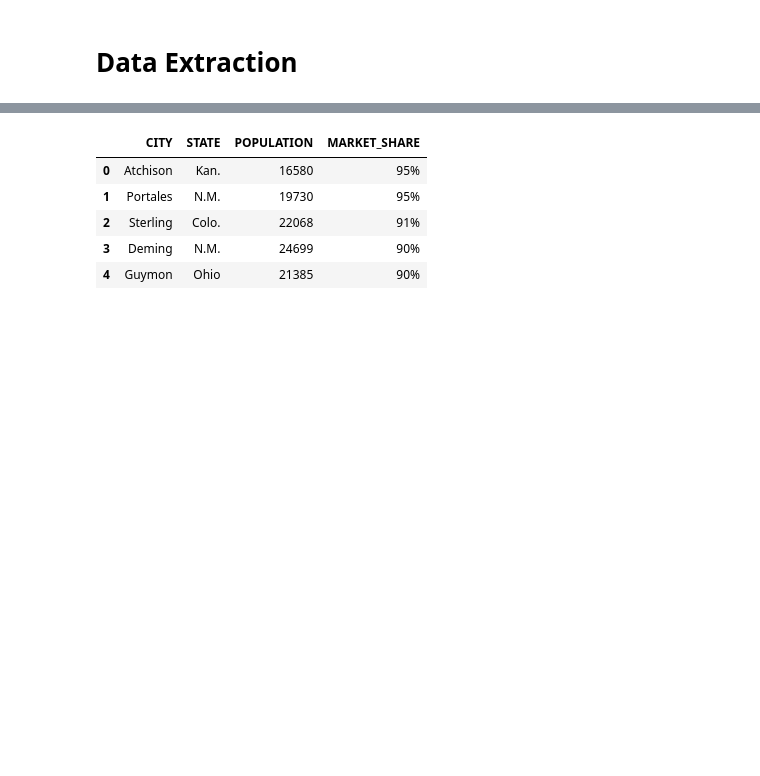
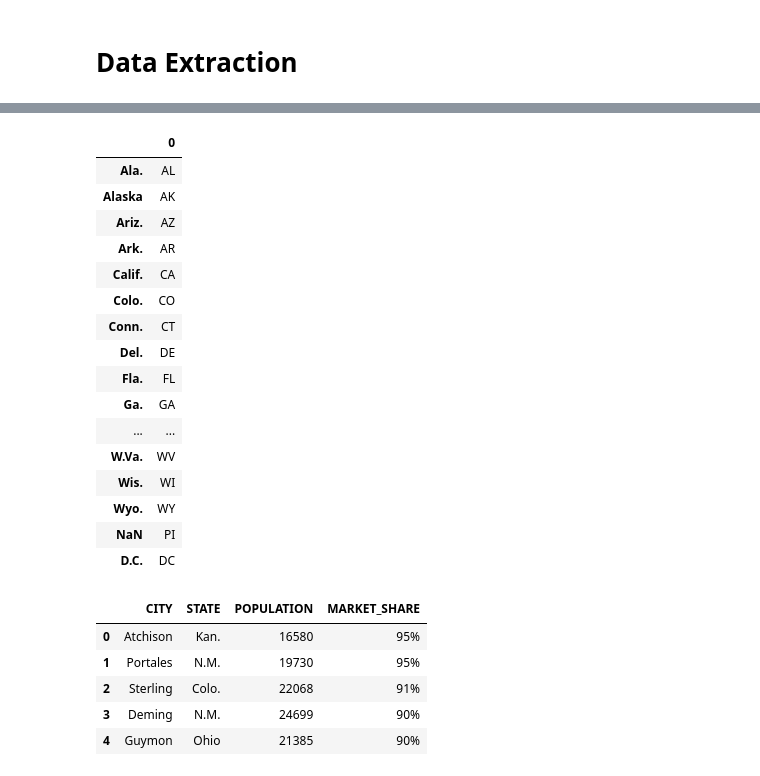
Before and after one commit to beckyydo/Project-2, a Jupyter notebook: MergeData4and6.ipynb, the cells around one changed output, grey strips where cells are left out. Cells and saved outputs as stored; diff of their text form; code cells hidden in the pictures; blank space fills up the shorter version.

```diff
--- a/MergeData4and6.ipynb
+++ b/MergeData4and6.ipynb
@@ -10,3 +53,24 @@ import numpy as np
+# %%
+df = pd.DataFrame.from_dict(abbr_code, orient='index')
+df
+# %% [output]
+|  | 0 |
+| Ala. | AL |
+| Alaska | AK |
+| Ariz. | AZ |
+| Ark. | AR |
+| Calif. | CA |
+| Colo. | CO |
+| Conn. | CT |
+| Del. | DE |
+| Fla. | FL |
+| Ga. | GA |
+| ... | ... |
+| W.Va. | WV |
+| Wis. | WI |
+| Wyo. | WY |
+| NaN | PI |
+| D.C. | DC |
 # %%
 #Extract and view data from CSV
 walmart_marketShare = pd.read_csv('Resources/Walmart_MarketShare_data.csv')
```
Also changed, not shown: parts of 12 cells of this notebook.
